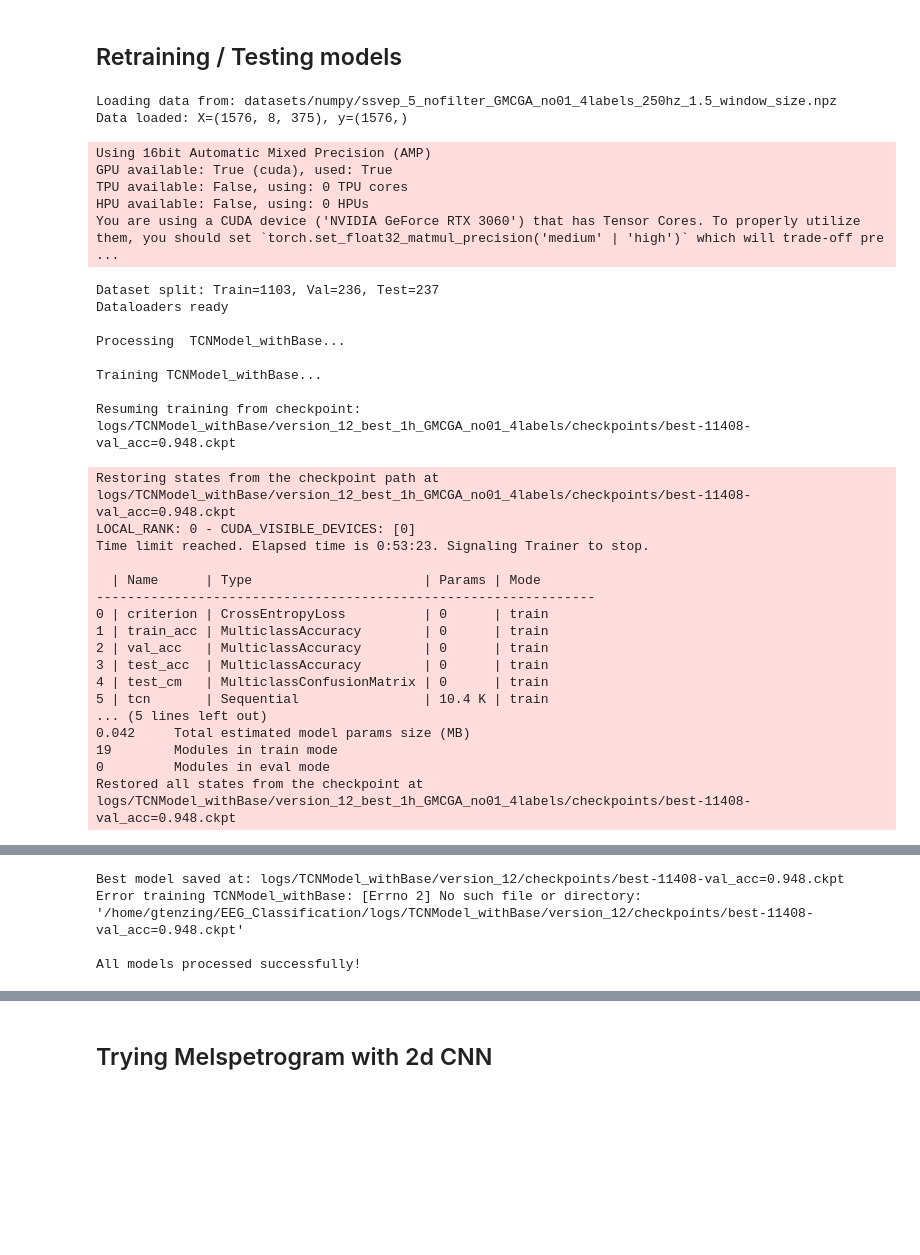
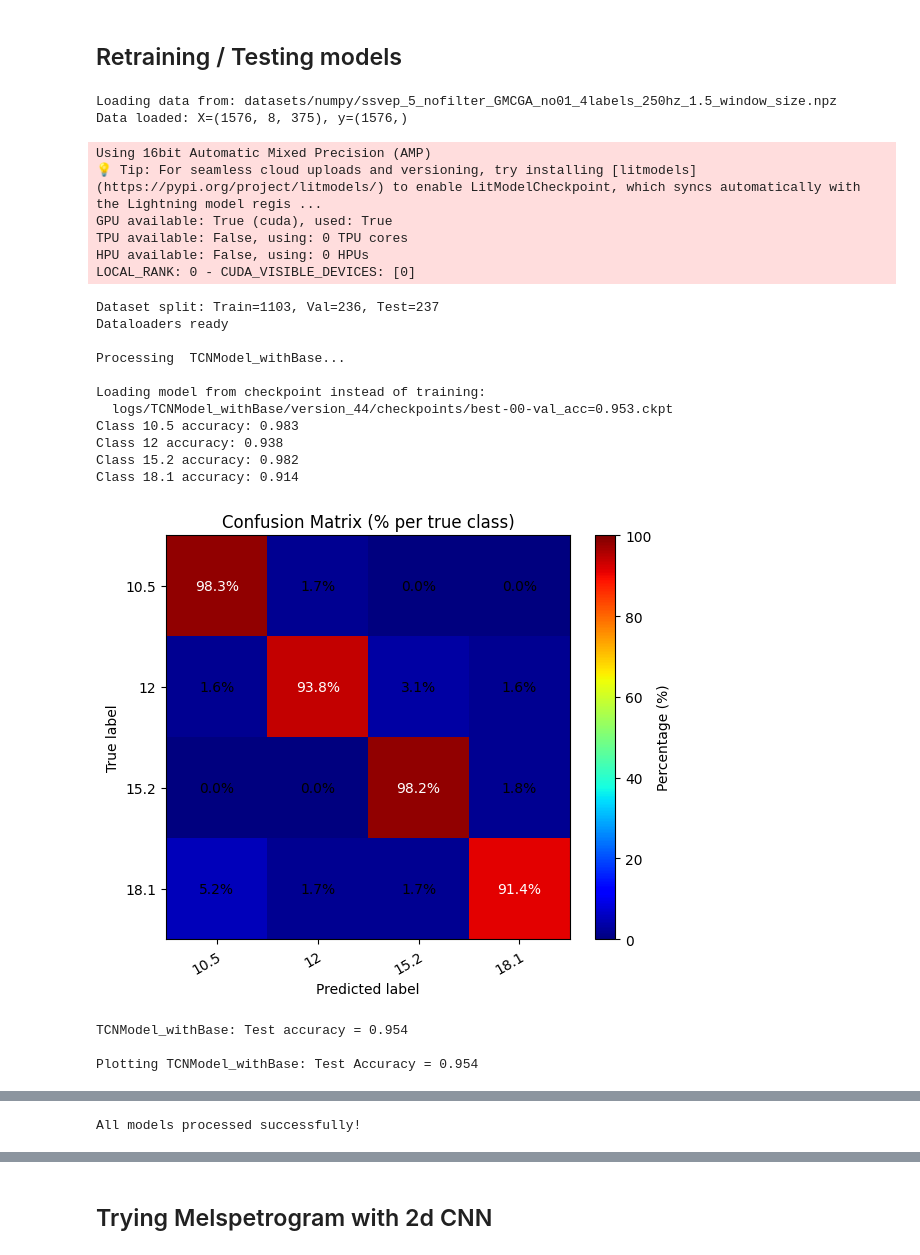
Before and after one commit to GeorgTenzing/EEG_Classification, a Jupyter notebook: Main.ipynb, the cells around one changed output, grey strips where cells are left out. Drawn from its saved outputs; the diff is of its cells as text; code cells hidden in the pictures; blank space fills up the shorter version.

```diff
--- a/Main.ipynb
+++ b/Main.ipynb
@@ -204,54 +204,45 @@ shared_parameters_ssvep = {
     "OCCIPITAL_SLICE": slice(0, 8),
 
     "MAX_TIME": "00:00:20:00",
     "MODEL_KWARGS": {
         "in_channels": 8,
         "num_classes": 4,
         "class_labels": [10.5, 12, 15.2, 18.1],
         # "num_classes": 5,
         # "class_labels": [0, 10.5, 12, 15.2, 18.1],
         # "num_classes": 10,
         # "class_labels": [5, 7, 8.6, 10.5, 11, 12, 13.4, 15.2, 17, 18.1],
     },
 
-    # "skip_training": True,
+    "skip_training": True,
     # "LOAD_CHECKPOINT": "logs/TCNModel_withBase/version_40/checkpoints/best-6114-val_acc=0.821.ckpt",
     # "LOAD_CHECKPOINT": "logs/TCNModel_withBase/version_38/checkpoints/best-370-val_acc=0.713.ckpt",
-    "LOAD_CHECKPOINT": "logs/TCNModel_withBase/version_12_best_1h_GMCGA_no01_4labels/checkpoints/best-11408-val_acc=0.948.ckpt",
-
+    # "LOAD_CHECKPOINT": "logs/TCNModel_withBase/version_12_best_1h_GMCGA_no01_4labels/checkpoints/best-11408-val_acc=0.948.ckpt",
+    "LOAD_CHECKPOINT": "logs/TCNModel_withBase/version_44/checkpoints/best-00-val_acc=0.953.ckpt",
 }
 
 results, test_loader = run_multiple_models(models, shared_parameters_ssvep)
 # %% [output]
 Loading data from: datasets/numpy/ssvep_5_nofilter_GMCGA_no01_4labels_250hz_1.5_window_size.npz
 Data loaded: X=(1576, 8, 375), y=(1576,)
 Using 16bit Automatic Mixed Precision (AMP)
+💡 Tip: For seamless cloud uploads and versioning, try installing [litmodels](https://pypi.org/project/litmodels/) to enable LitModelCheckpoint, which syncs automatically with the Lightning model regis ...
 GPU available: True (cuda), used: True
 TPU available: False, using: 0 TPU cores
 HPU available: False, using: 0 HPUs
-You are using a CUDA device ('NVIDIA GeForce RTX 3060') that has Tensor Cores. To properly utilize them, you should set `torch.set_float32_matmul_precision('medium' | 'high')` which will trade-off pre ...
+LOCAL_RANK: 0 - CUDA_VISIBLE_DEVICES: [0]
 Dataset split: Train=1103, Val=236, Test=237
 Dataloaders ready
 
 Processing  TCNModel_withBase...
 
-Training TCNModel_withBase...
-
-Resuming training from checkpoint: logs/TCNModel_withBase/version_12_best_1h_GMCGA_no01_4labels/checkpoints/best-11408-val_acc=0.948.ckpt
+Loading model from checkpoint instead of training:
+  logs/TCNModel_withBase/version_44/checkpoints/best-00-val_acc=0.953.ckpt
+Class 10.5 accuracy: 0.983
+Class 12 accuracy: 0.938
+Class 15.2 accuracy: 0.982
+Class 18.1 accuracy: 0.914
+[figure, added]
-Restoring states from the checkpoint path at logs/TCNModel_withBase/version_12_best_1h_GMCGA_no01_4labels/checkpoints/best-11408-val_acc=0.948.ckpt
-LOCAL_RANK: 0 - CUDA_VISIBLE_DEVICES: [0]
-Time limit reached. Elapsed time is 0:53:23. Signaling Trainer to stop.
+TCNModel_withBase: Test accuracy = 0.954
 
-  | Name      | Type                      | Params | Mode
-----------------------------------------------------------------
-0 | criterion | CrossEntropyLoss          | 0      | train
-1 | train_acc | MulticlassAccuracy        | 0      | train
-2 | val_acc   | MulticlassAccuracy        | 0      | train
-3 | test_acc  | MulticlassAccuracy        | 0      | train
-4 | test_cm   | MulticlassConfusionMatrix | 0      | train
-5 | tcn       | Sequential                | 10.4 K | train
-... (5 lines left out)
-0.042     Total estimated model params size (MB)
-19        Modules in train mode
-0         Modules in eval mode
-Restored all states from the checkpoint at logs/TCNModel_withBase/version_12_best_1h_GMCGA_no01_4labels/checkpoints/best-11408-val_acc=0.948.ckpt
+Plotting TCNModel_withBase: Test Accuracy = 0.954
@@ -258,4 +250 @@ Restored all states from the checkpoint at logs/TCNModel_withBase/version_12_bes
-Best model saved at: logs/TCNModel_withBase/version_12/checkpoints/best-11408-val_acc=0.948.ckpt
-Error training TCNModel_withBase: [Errno 2] No such file or directory: '/home/gtenzing/EEG_Classification/logs/TCNModel_withBase/version_12/checkpoints/best-11408-val_acc=0.948.ckpt'
-
 All models processed successfully!
```
Also changed, not shown: parts of 1 cell of this notebook, 11 other files.
